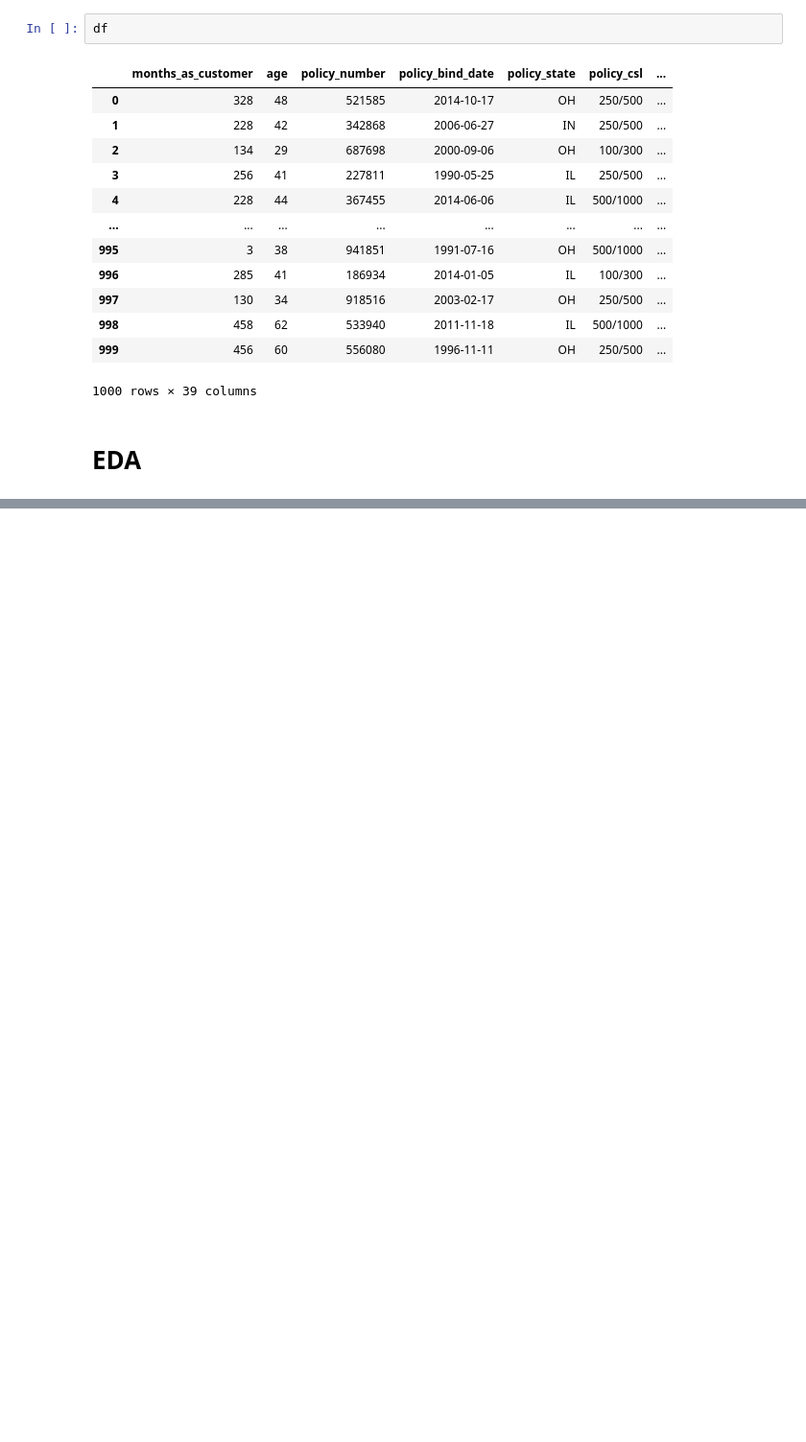
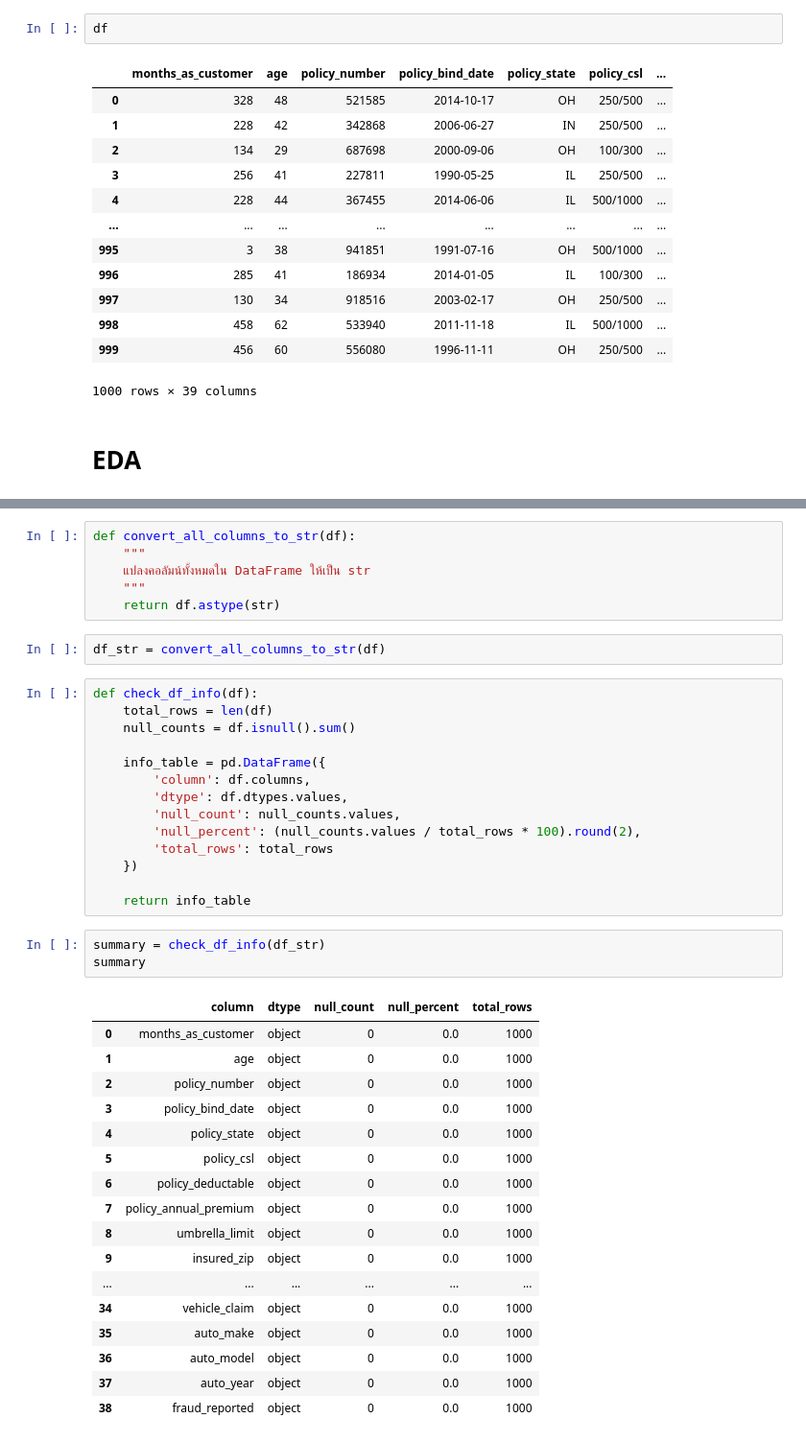
Before and after one commit to inkkuli/fraud_Insurance, a Jupyter notebook: fraud.ipynb, the cells around one changed output, grey strips where cells are left out. Shown at 96% size. Drawn from its saved outputs; the diff is of its cells as text; blank space fills up the shorter version.

```diff
--- a/fraud.ipynb
+++ b/fraud.ipynb
@@ -56,0 +168,43 @@ df
+# %%
+def convert_all_columns_to_str(df):
+    """
+    แปลงคอลัมน์ทั้งหมดใน DataFrame ให้เป็น str
+    """
+    return df.astype(str)
+# %%
+df_str = convert_all_columns_to_str(df)
+# %%
+def check_df_info(df):
+    total_rows = len(df)
+    null_counts = df.isnull().sum()
+
+    info_table = pd.DataFrame({
+        'column': df.columns,
+        'dtype': df.dtypes.values,
+        'null_count': null_counts.values,
+        'null_percent': (null_counts.values / total_rows * 100).round(2),
+        'total_rows': total_rows
+    })
+
+    return info_table
+# %%
+summary = check_df_info(df_str)
+summary
+# %% [output]
+|  | column | dtype | null_count | null_percent | total_rows |
+| 0 | months_as_customer | object | 0 | 0.0 | 1000 |
+| 1 | age | object | 0 | 0.0 | 1000 |
+| 2 | policy_number | object | 0 | 0.0 | 1000 |
+| 3 | policy_bind_date | object | 0 | 0.0 | 1000 |
+| 4 | policy_state | object | 0 | 0.0 | 1000 |
+| 5 | policy_csl | object | 0 | 0.0 | 1000 |
+| 6 | policy_deductable | object | 0 | 0.0 | 1000 |
+| 7 | policy_annual_premium | object | 0 | 0.0 | 1000 |
+| 8 | umbrella_limit | object | 0 | 0.0 | 1000 |
+| 9 | insured_zip | object | 0 | 0.0 | 1000 |
+| ... | ... | ... | ... | ... | ... |
+| 34 | vehicle_claim | object | 0 | 0.0 | 1000 |
+| 35 | auto_make | object | 0 | 0.0 | 1000 |
+| 36 | auto_model | object | 0 | 0.0 | 1000 |
+| 37 | auto_year | object | 0 | 0.0 | 1000 |
+| 38 | fraud_reported | object | 0 | 0.0 | 1000 |
```
Also changed, not shown: parts of 16 cells of this notebook.
